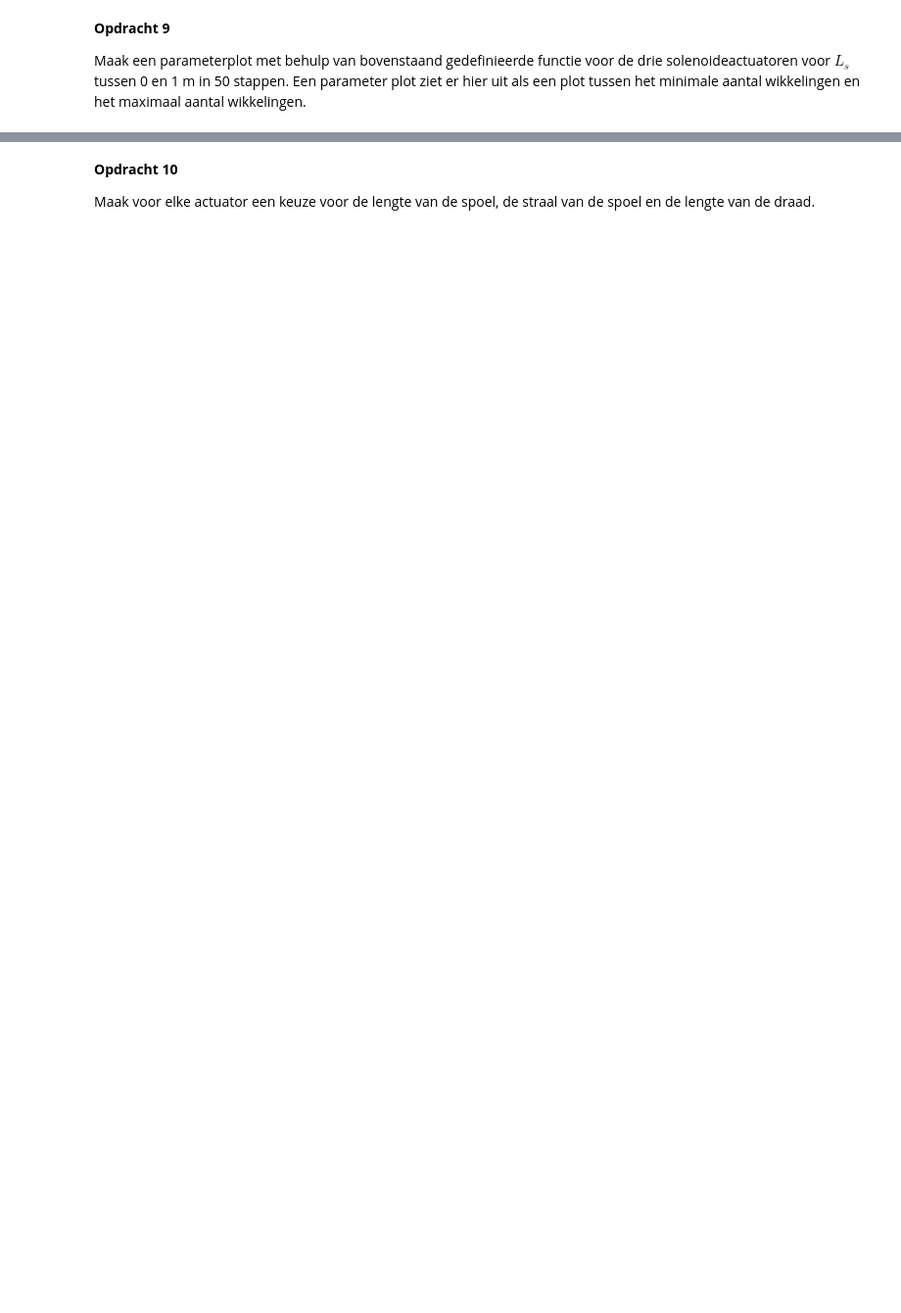
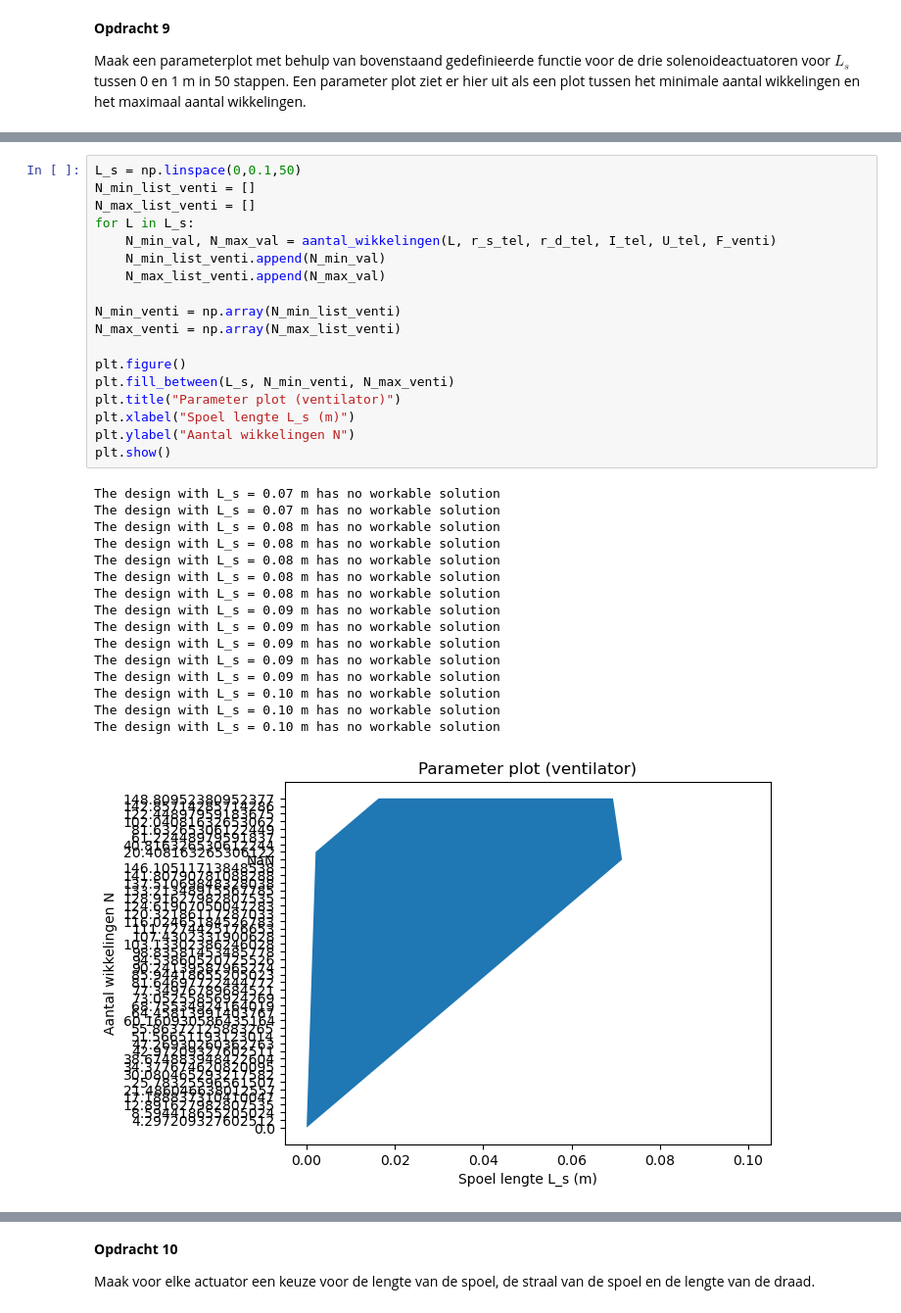
Before and after one commit to Abayu-hub/opdrachten-DEF-D, a Jupyter notebook: 2KrachtactuatorOpdracht/KrachtactuatorOpdracht.ipynb, the cells around one changed output, grey strips where cells are left out. Shown at 98% size. Saved outputs shown, nothing was run; the diff lists cells and outputs as text; blank space fills up the shorter version.

```diff
--- a/2KrachtactuatorOpdracht/KrachtactuatorOpdracht.ipynb
+++ b/2KrachtactuatorOpdracht/KrachtactuatorOpdracht.ipynb
@@ -205,0 +268,35 @@ Maak een parameterplot met behulp van bovenstaand gedefinieerde functie voor de
+# %%
+L_s = np.linspace(0,0.1,50)
+N_min_list_venti = []
+N_max_list_venti = []
+for L in L_s:
+    N_min_val, N_max_val = aantal_wikkelingen(L, r_s_tel, r_d_tel, I_tel, U_tel, F_venti)
+    N_min_list_venti.append(N_min_val)
+    N_max_list_venti.append(N_max_val)
+
+N_min_venti = np.array(N_min_list_venti)
+N_max_venti = np.array(N_max_list_venti)
+
+plt.figure()
+plt.fill_between(L_s, N_min_venti, N_max_venti)
+plt.title("Parameter plot (ventilator)")
+plt.xlabel("Spoel lengte L_s (m)")
+plt.ylabel("Aantal wikkelingen N")
+plt.show()
+# %% [output]
+The design with L_s = 0.07 m has no workable solution
+The design with L_s = 0.07 m has no workable solution
+The design with L_s = 0.08 m has no workable solution
+The design with L_s = 0.08 m has no workable solution
+The design with L_s = 0.08 m has no workable solution
+The design with L_s = 0.08 m has no workable solution
+The design with L_s = 0.08 m has no workable solution
+The design with L_s = 0.09 m has no workable solution
+The design with L_s = 0.09 m has no workable solution
+The design with L_s = 0.09 m has no workable solution
+The design with L_s = 0.09 m has no workable solution
+The design with L_s = 0.09 m has no workable solution
+The design with L_s = 0.10 m has no workable solution
+The design with L_s = 0.10 m has no workable solution
+The design with L_s = 0.10 m has no workable solution
+[figure, added]
```
Also changed, not shown: parts of 21 cells of this notebook.
